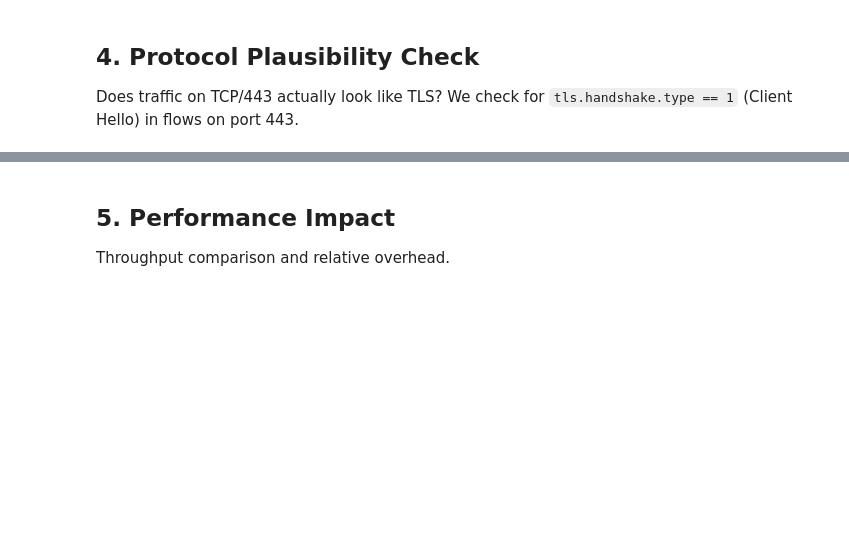
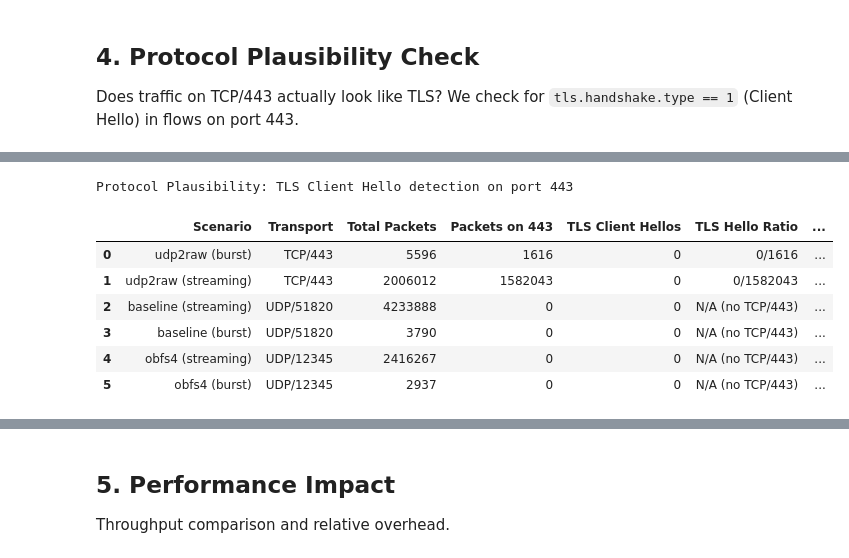
Before and after one commit to maxlluky/VPN-Traffic-Obfuscation-Lab, a Jupyter notebook: analysis/Analysis_Starter.ipynb, the cells around one changed output, grey strips where cells are left out. Drawn from its saved outputs; the diff is of its cells as text; code cells hidden in the pictures; blank space fills up the shorter version.

```diff
--- a/analysis/Analysis_Starter.ipynb
+++ b/analysis/Analysis_Starter.ipynb
@@ -323,0 +480,71 @@ if not df_runs.empty:
+# %%
+if not df_runs.empty:
+    plausibility_stats = []
+
+    for _, row in valid_runs.iterrows():
+        pdf = row['packets_df']
+        if pdf.empty: continue
+
+        # Work on a copy
+        pdf_tmp = pdf.copy()
+
+        # Check for TCP destination port column
+        has_tcp = 'tcp.dstport' in pdf_tmp.columns
+        has_tls = 'tls.handshake.type' in pdf_tmp.columns
+
+        if has_tcp:
+            pdf_tmp['tcp.dstport'] = pd.to_numeric(pdf_tmp['tcp.dstport'], errors='coerce')
+            total_443 = len(pdf_tmp[pdf_tmp['tcp.dstport'] == 443])
+        else:
+            total_443 = 0
+
+        # Count TLS Client Hellos
+        client_hellos = 0
+        if has_tls and total_443 > 0:
+            https_packets = pdf_tmp[pdf_tmp['tcp.dstport'] == 443]
+            client_hellos = len(https_packets[https_packets['tls.handshake.type'] == 1])
+
+        # Determine transport protocol from Zeek
+        zdf = row['zeek_df']
+        transport = "N/A"
+        port = "N/A"
+        if zdf is not None and not zdf.empty:
+            transport = zdf['proto'].iloc[0] if 'proto' in zdf.columns else "N/A"
+            port = str(zdf['id.resp_p'].iloc[0]) if 'id.resp_p' in zdf.columns else "N/A"
+
+        plausibility_stats.append({
+            'Scenario': row['label'],
+            'Transport': f"{transport.upper()}/{port}",
+            'Total Packets': len(pdf_tmp),
+            'Packets on 443': total_443,
+            'TLS Client Hellos': client_hellos,
+            'TLS Hello Ratio': f"{client_hellos}/{total_443}" if total_443 > 0 else "N/A (no TCP/443)",
+            'Plausible TLS?': "No" if total_443 > 0 and client_hellos == 0 else ("N/A" if total_443 == 0 else "Yes")
+        })
+
+    if plausibility_stats:
+        df_plaus = pd.DataFrame(plausibility_stats)
+
+        print("=" * 90)
+        print("PROTOCOL PLAUSIBILITY CHECK — Does TCP/443 traffic contain real TLS?")
+        print("=" * 90)
+        print()
+        display(df_plaus.style.set_caption(
+            "Protocol Plausibility: TLS Client Hello detection on port 443"
+        ).set_properties(**{'text-align': 'center'}).map(
+            lambda v: 'background-color: #ffcccc' if v == 'No' else
+                      ('background-color: #ccffcc' if v == 'Yes' else ''),
+            subset=['Plausible TLS?']
+        ))
+
+        print()
+        print("Interpretation:")
+        for _, row in df_plaus.iterrows():
+            if row['Packets on 443'] > 0 and row['TLS Client Hellos'] == 0:
+                print(f"  ! {row['Scenario']}: {row['Packets on 443']} packets on TCP/443 but "
+                      f"0 TLS Client Hellos -> FakeTCP detected by DPI")
+            elif row['Packets on 443'] == 0:
+                print(f"  - {row['Scenario']}: No TCP/443 traffic (uses {row['Transport']})")
+    else:
+        print("No packet data available for plausibility analysis.")
+# %% [output]
@@ -323,0 +554,8 @@ if not df_runs.empty:
+Protocol Plausibility: TLS Client Hello detection on port 443
+|  | Scenario | Transport | Total Packets | Packets on 443 | TLS Client Hellos | TLS Hello Ratio | ... |
+| 0 | udp2raw (burst) | TCP/443 | 5596 | 1616 | 0 | 0/1616 | ... |
+| 1 | udp2raw (streaming) | TCP/443 | 2006012 | 1582043 | 0 | 0/1582043 | ... |
+| 2 | baseline (streaming) | UDP/51820 | 4233888 | 0 | 0 | N/A (no TCP/443) | ... |
+| 3 | baseline (burst) | UDP/51820 | 3790 | 0 | 0 | N/A (no TCP/443) | ... |
+| 4 | obfs4 (streaming) | UDP/12345 | 2416267 | 0 | 0 | N/A (no TCP/443) | ... |
+| 5 | obfs4 (burst) | UDP/12345 | 2937 | 0 | 0 | N/A (no TCP/443) | ... |
```
Also changed, not shown: parts of 15 cells of this notebook, 11 other files.
